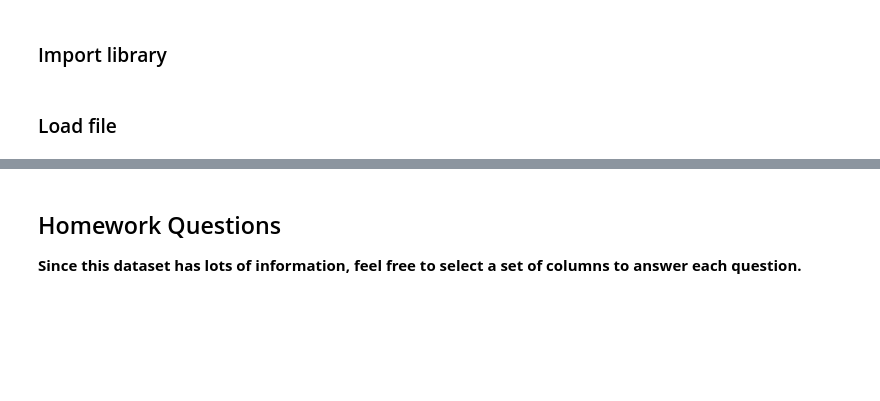
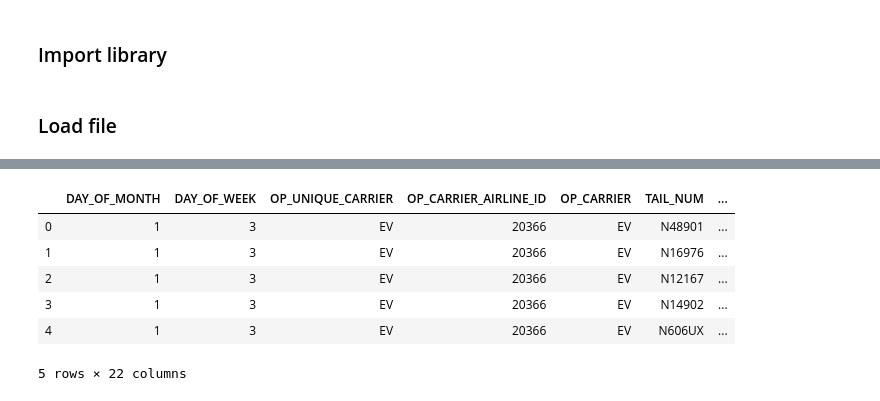
Before and after one commit to bitprj/BitUniversity, a Jupyter notebook: Week6-Advanced-Data-Wrangling-using-Pandas/Homework/Week6-Homework.ipynb, the cells around one changed output, grey strips where cells are left out. Drawn from its saved outputs; the diff is of its cells as text; code cells hidden in the pictures; blank space fills up the shorter version.

```diff
--- a/Week6-Advanced-Data-Wrangling-using-Pandas/Homework/Week6-Homework.ipynb
+++ b/Week6-Advanced-Data-Wrangling-using-Pandas/Homework/Week6-Homework.ipynb
@@ -43,4 +25,10 @@ airport_codes = pd.read_csv(url)
-# %% [markdown]
-## Homework Questions
-
-**Since this dataset has lots of information, feel free to select a set of columns to answer each question.**
+# %%
+df.head()
+# %% [output]
+|  | DAY_OF_MONTH | DAY_OF_WEEK | OP_UNIQUE_CARRIER | OP_CARRIER_AIRLINE_ID | OP_CARRIER | TAIL_NUM | ... |
+| 0 | 1 | 3 | EV | 20366 | EV | N48901 | ... |
+| 1 | 1 | 3 | EV | 20366 | EV | N16976 | ... |
+| 2 | 1 | 3 | EV | 20366 | EV | N12167 | ... |
+| 3 | 1 | 3 | EV | 20366 | EV | N14902 | ... |
+| 4 | 1 | 3 | EV | 20366 | EV | N606UX | ... |
+5 rows × 22 columns
```
Also changed, not shown: parts of 23 cells of this notebook, 4 other files.
